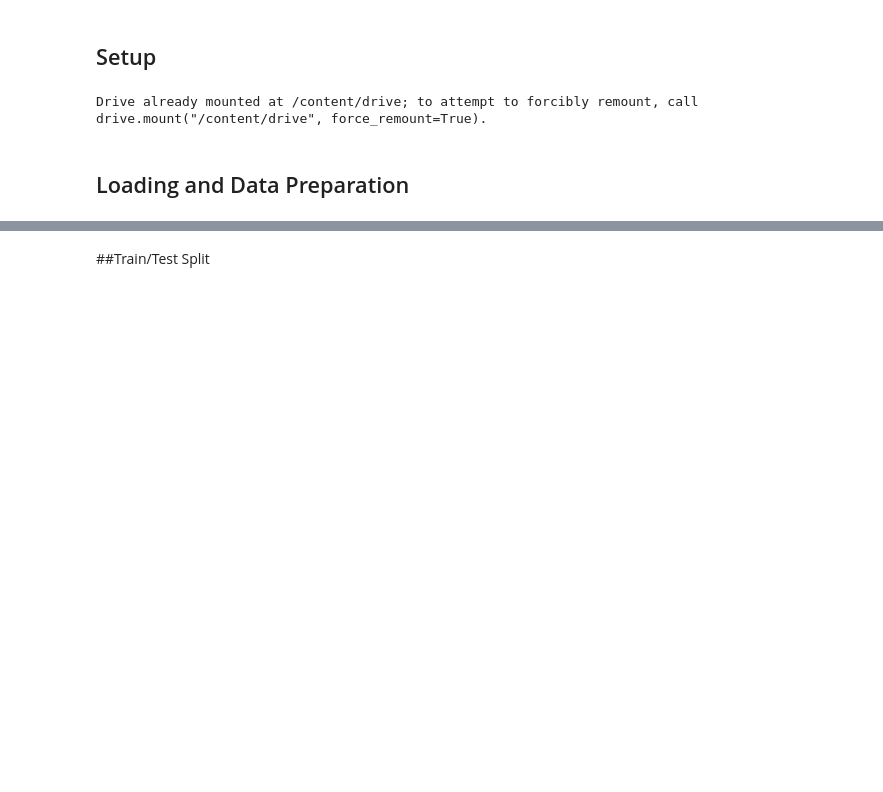
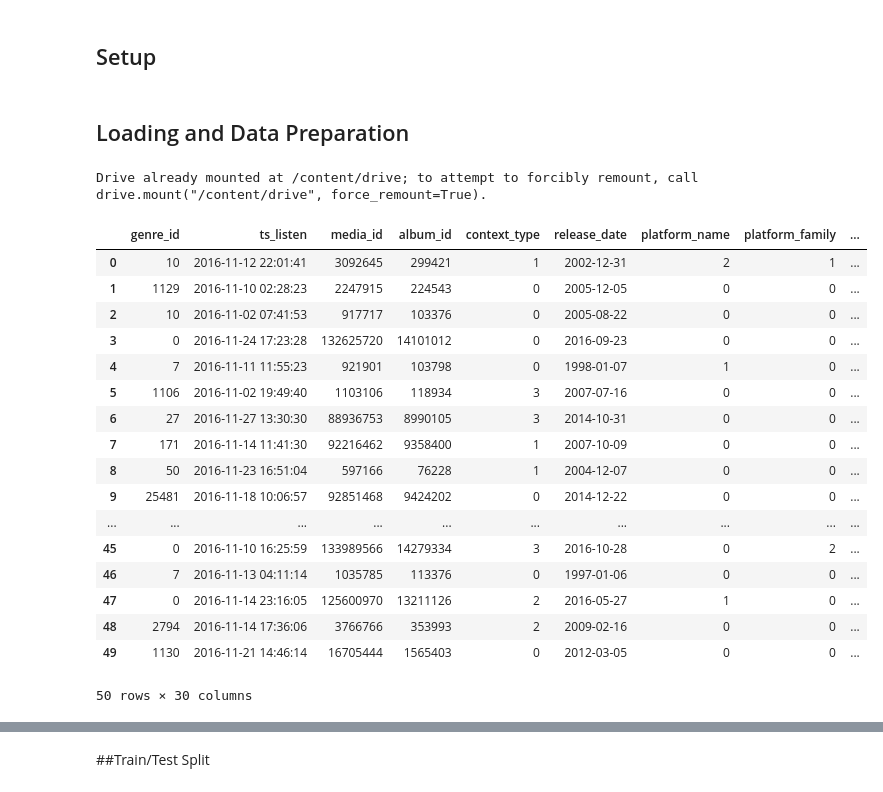
Before and after one commit to lucarenz1997/recommender_systems, a Jupyter notebook: Hybrid-NCF.ipynb, the cells around one changed output, grey strips where cells are left out. Saved outputs shown, nothing was run; the diff lists cells and outputs as text; code cells hidden in the pictures; blank space fills up the shorter version.

```diff
--- a/Hybrid-NCF.ipynb
+++ b/Hybrid-NCF.ipynb
@@ -15,15 +15,44 @@ from sklearn.preprocessing import LabelEncoder, MinMaxScaler, OneHotEncoder
 from sklearn.model_selection import train_test_split
 import pandas as pd
 from google.colab import drive
-drive.mount('/content/drive')
+import matplotlib.pyplot as plt
+import seaborn as sns
+import torch
+import torch.nn as nn
+from torch.utils.data import Dataset, DataLoader
+import torch
+import torch.optim as optim
 import warnings
+from sklearn.metrics import f1_score, accuracy_score, precision_score, recall_score
+
 # Suppress all warnings
 warnings.filterwarnings("ignore")
-# %% [output]
-Drive already mounted at /content/drive; to attempt to forcibly remount, call drive.mount("/content/drive", force_remount=True).
 # %% [markdown]
 ## Loading and Data Preparation
 # %%
+drive.mount('/content/drive')
+
 #Load data
 data = pd.read_csv("/content/drive/MyDrive/Recommender/preprocessed.csv")
+data.head(50)
+# %% [output]
+Drive already mounted at /content/drive; to attempt to forcibly remount, call drive.mount("/content/drive", force_remount=True).
+|  | genre_id | ts_listen | media_id | album_id | context_type | release_date | platform_name | platform_family | ... |
+| 0 | 10 | 2016-11-12 22:01:41 | 3092645 | 299421 | 1 | 2002-12-31 | 2 | 1 | ... |
+| 1 | 1129 | 2016-11-10 02:28:23 | 2247915 | 224543 | 0 | 2005-12-05 | 0 | 0 | ... |
+| 2 | 10 | 2016-11-02 07:41:53 | 917717 | 103376 | 0 | 2005-08-22 | 0 | 0 | ... |
+| 3 | 0 | 2016-11-24 17:23:28 | 132625720 | 14101012 | 0 | 2016-09-23 | 0 | 0 | ... |
+| 4 | 7 | 2016-11-11 11:55:23 | 921901 | 103798 | 0 | 1998-01-07 | 1 | 0 | ... |
+| 5 | 1106 | 2016-11-02 19:49:40 | 1103106 | 118934 | 3 | 2007-07-16 | 0 | 0 | ... |
+| 6 | 27 | 2016-11-27 13:30:30 | 88936753 | 8990105 | 3 | 2014-10-31 | 0 | 0 | ... |
+| 7 | 171 | 2016-11-14 11:41:30 | 92216462 | 9358400 | 1 | 2007-10-09 | 0 | 0 | ... |
+| 8 | 50 | 2016-11-23 16:51:04 | 597166 | 76228 | 1 | 2004-12-07 | 0 | 0 | ... |
+| 9 | 25481 | 2016-11-18 10:06:57 | 92851468 | 9424202 | 0 | 2014-12-22 | 0 | 0 | ... |
+| ... | ... | ... | ... | ... | ... | ... | ... | ... | ... |
+| 45 | 0 | 2016-11-10 16:25:59 | 133989566 | 14279334 | 3 | 2016-10-28 | 0 | 2 | ... |
+| 46 | 7 | 2016-11-13 04:11:14 | 1035785 | 113376 | 0 | 1997-01-06 | 0 | 0 | ... |
+| 47 | 0 | 2016-11-14 23:16:05 | 125600970 | 13211126 | 2 | 2016-05-27 | 1 | 0 | ... |
+| 48 | 2794 | 2016-11-14 17:36:06 | 3766766 | 353993 | 2 | 2009-02-16 | 0 | 0 | ... |
+| 49 | 1130 | 2016-11-21 14:46:14 | 16705444 | 1565403 | 0 | 2012-03-05 | 0 | 0 | ... |
+50 rows × 30 columns
 # %%
```
Also changed, not shown: parts of 11 cells of this notebook.
